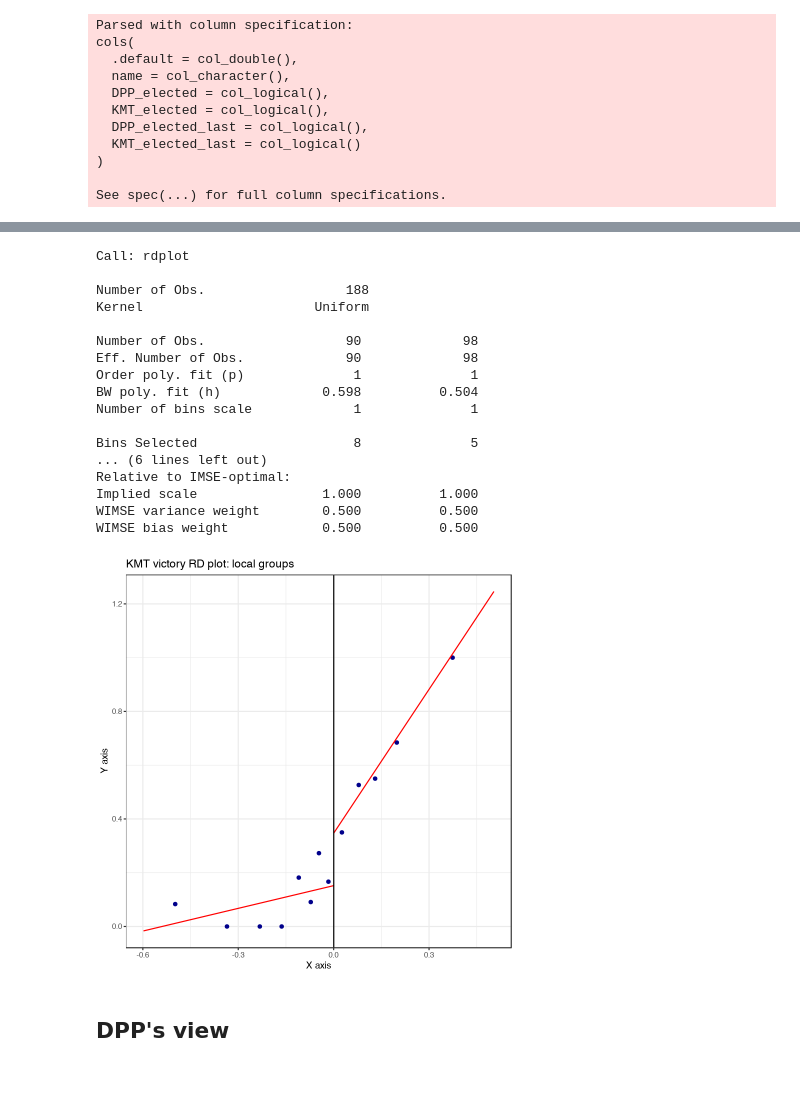
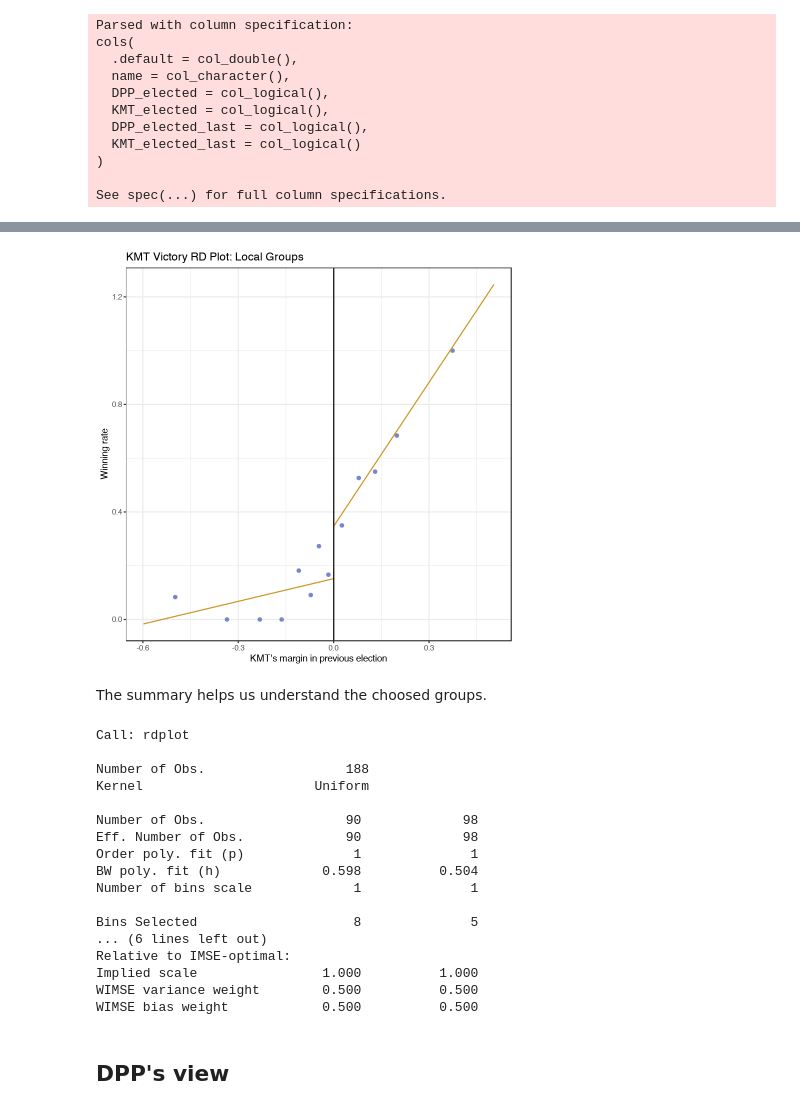
Before and after one commit to missmoss/vote-blog, a Jupyter notebook: _notebooks/2020-04-12- incumbency-advantage.ipynb, the cells around one changed output, grey strips where cells are left out. Drawn from its saved outputs; the diff is of its cells as text; code cells hidden in the pictures; blank space fills up the shorter version.

```diff
--- a/_notebooks/2020-04-12- incumbency-advantage.ipynb
+++ b/_notebooks/2020-04-12- incumbency-advantage.ipynb
@@ -84,26 +106,35 @@ out <- rdplot(Y, X, nbins = c(20, 20), binselect = "qs", p = 1, title = "DPP vic
 # %%
 #collapse-hide
-out <- rdplot(Y, X,  binselect = "qs", p = 1, title = "KMT victory RD plot: local groups")
-summary(out)
+out <- rdplot(Y, X,  binselect = "qs", p = 1,
+              col.dots = "#7986CB",
+              col.lines = "#CC9423",
+              title = "KMT Victory RD Plot: Local Groups",
+              x.label = "KMT's margin in previous election",
+              y.label = "Winning rate")
 # %% [output]
-Call: rdplot
-
-Number of Obs.                  188
-Kernel                      Uniform
-
-Number of Obs.                  90             98
-Eff. Number of Obs.             90             98
-Order poly. fit (p)              1              1
-BW poly. fit (h)             0.598          0.504
-Number of bins scale             1              1
-
-Bins Selected                    8              5
-... (6 lines left out)
-Relative to IMSE-optimal:
-Implied scale                1.000          1.000
-WIMSE variance weight        0.500          0.500
-WIMSE bias weight            0.500          0.500
-[figure, old version]
+[figure, new version]
+# %% [markdown]
+The summary helps us understand the choosed groups.
+# %%
+summary(out)
+# %% [output]
+Call: rdplot
+
+Number of Obs.                  188
+Kernel                      Uniform
+
+Number of Obs.                  90             98
+Eff. Number of Obs.             90             98
+Order poly. fit (p)              1              1
+BW poly. fit (h)             0.598          0.504
+Number of bins scale             1              1
+
+Bins Selected                    8              5
+... (6 lines left out)
+Relative to IMSE-optimal:
+Implied scale                1.000          1.000
+WIMSE variance weight        0.500          0.500
+WIMSE bias weight            0.500          0.500
 # %% [markdown]
 ## DPP's view
 # %%
```
Also changed, not shown: parts of 10 cells of this notebook.
